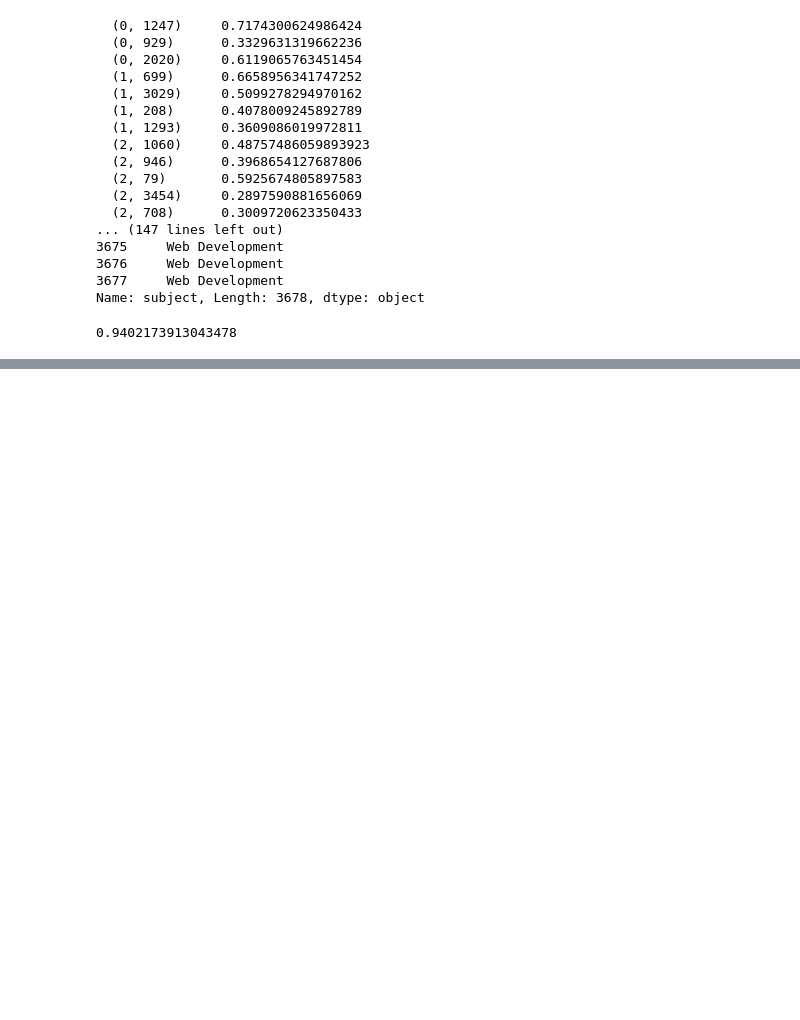
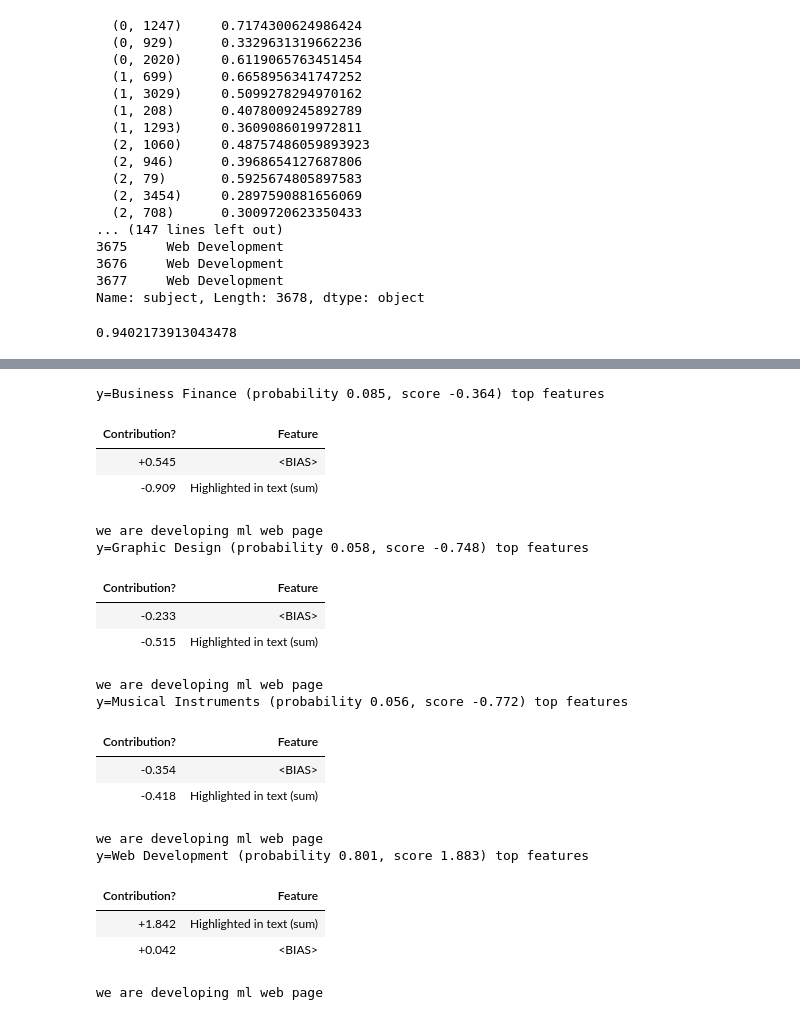
Before and after one commit to SalihOsman1/Text_minng, a Jupyter notebook: PySpark_TextClassification.ipynb, the cells around one changed output, grey strips where cells are left out. Cells and saved outputs as stored; diff of their text form; code cells hidden in the pictures; blank space fills up the shorter version.

Commit message:
This is Sept 2 Commit for Text mining code by Salih

```diff
--- a/PySpark_TextClassification.ipynb
+++ b/PySpark_TextClassification.ipynb
@@ -347,0 +364,27 @@ import eli5
+# %%
+############# explain one predictiom
+text ="we are developing ML web page"
+eli5.show_prediction(lr_fit, text, vec=tfidf_vec)
+# feature_names=tfidf_vec.get_feature_names()
+# feature_names
+# %% [output]
+y=Business Finance (probability 0.085, score -0.364) top features
+| Contribution? | Feature |
+| +0.545 | <BIAS> |
+| -0.909 | Highlighted in text (sum) |
+we are developing ml web page
+y=Graphic Design (probability 0.058, score -0.748) top features
+| Contribution? | Feature |
+| -0.233 | <BIAS> |
+| -0.515 | Highlighted in text (sum) |
+we are developing ml web page
+y=Musical Instruments (probability 0.056, score -0.772) top features
+| Contribution? | Feature |
+| -0.354 | <BIAS> |
+| -0.418 | Highlighted in text (sum) |
+we are developing ml web page
+y=Web Development (probability 0.801, score 1.883) top features
+| Contribution? | Feature |
+| +1.842 | Highlighted in text (sum) |
+| +0.042 | <BIAS> |
+we are developing ml web page
```
Also changed, not shown: parts of 44 cells of this notebook, 1 other file.
